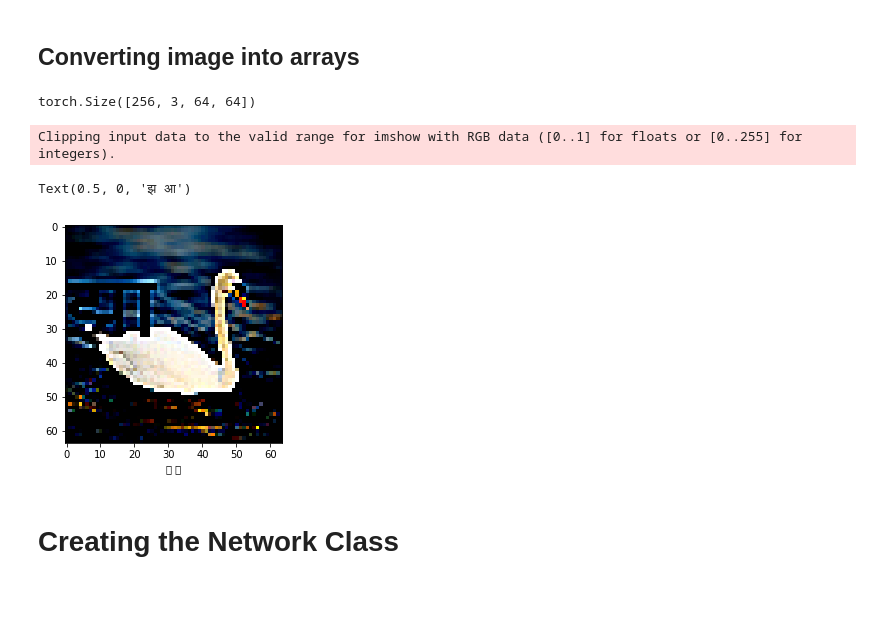
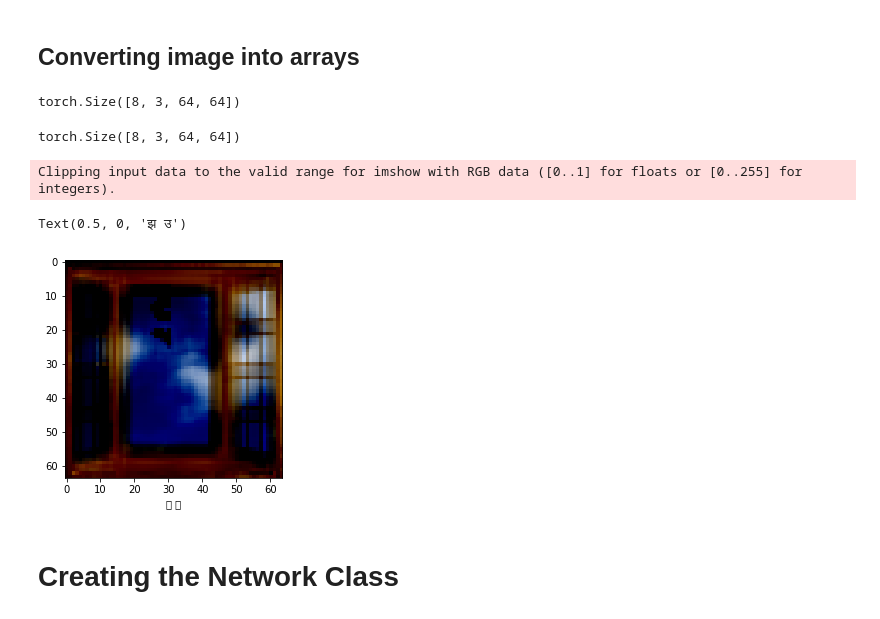
Before and after one commit to NavneetSajwan/Hindi-Vowel-Consonant-Classification, a Jupyter notebook: Hindi_Vowel_Consonant_Classification.ipynb, the cells around one changed output. Saved outputs shown, nothing was run; the diff lists cells and outputs as text; code cells hidden in the pictures.

```diff
--- a/Hindi_Vowel_Consonant_Classification.ipynb
+++ b/Hindi_Vowel_Consonant_Classification.ipynb
@@ -61,8 +128,10 @@ int
 # %%
-y_vowel=[]
-y_consonant=[]
-for file in files:
-  vowel_idx=int(file[1])
-  cons_idx=int(file[4])
-  y_vowel.append(vowel_idx)
-  y_consonant.append(cons_idx)
+def label_creator(files):
+  y_vowel=[]
+  y_consonant=[]
+  for file in files:
+    vowel_idx=int(file[1])
+    cons_idx=int(file[4])
+    y_vowel.append(vowel_idx)
+    y_consonant.append(cons_idx)
+  return y_vowel, y_consonant
@@ -80,0 +138,3 @@ sns.distplot(y_vowel)
+# %%
+y_vowel,y_consonant = label_creator(files_train)
+y_vval, y_cval = label_creator(files_val)
@@ -130,7 +184,7 @@ class DatasetHindi(Dataset):
   def __getitem__(self, index):
     filepath= os.path.join(self.folder_path, self.images_list[index])
     image = Image.open(filepath).convert('RGB')
-    image= ImageEnhance.Sharpness(image).enhance(3.0)
+    # image= ImageEnhance.Sharpness(image).enhance(3.0)
     # image= transforms.functional.adjust_brightness(image,2)
     # image = transforms.functional.adjust_contrast(image, 2)
     # image = transforms.functional.adjust_saturation(image,2)
@@ -148,34 +202,46 @@ class DatasetHindi(Dataset):
       # print(image.shape)
     if self.l_vowel is not None:
       l_v = self.l_vowel[index]
+    else:
+      l_v=torch.tensor([])
 
     if self.l_cons is not None:
       l_c = self.l_cons[index]
+    else:
+      l_c=torch.tensor([])
 
     return image, l_v, l_c
 # %%
-trainset = DatasetHindi('train/', files, y_vowel, y_consonant, transform=transformer)
-batch=256
+trainset = DatasetHindi('train/', files_train, y_vowel, y_consonant, transform=transformer)
+batch=8
 trainloader=DataLoader(trainset, batch_size= batch, shuffle= False)
 image, lab_vowel, lab_cons= iter(trainloader).next()
 image.shape
 # print(lab_vowel)
 # displaying the image post transforms
 # %% [output]
-torch.Size([256, 3, 64, 64])
+torch.Size([8, 3, 64, 64])
+# %%
+valset = DatasetHindi('val/', files_val, y_vval, y_cval, transform=transformer)
+batch=8
+valloader=DataLoader(valset, batch_size= batch, shuffle= False)
+image, lab_vowel, lab_cons= iter(valloader).next()
+image.shape
+# %% [output]
+torch.Size([8, 3, 64, 64])
 # %%
 npimg=np.array(image)
 npimg= np.transpose(npimg, (0,2,3,1))
 sample = np.random.randint(batch)
-sample=0
+# sample=0
 #Transformed Image
 plt.figure()
 plt.imshow(npimg[sample,:,:,:])
 plt.xlabel(str(consonants[lab_cons[sample]])+" "+str(vowels[lab_vowel[sample]]))
 # %% [output]
 Clipping input data to the valid range for imshow with RGB data ([0..1] for floats or [0..255] for integers).
-Text(0.5, 0, 'झ आ')
+Text(0.5, 0, 'झ उ')
-[figure, old version]
+[figure, new version]
 # %% [markdown]
 # Creating the Network Class
 # %%
```
Also changed, not shown: parts of 57 cells of this notebook.
